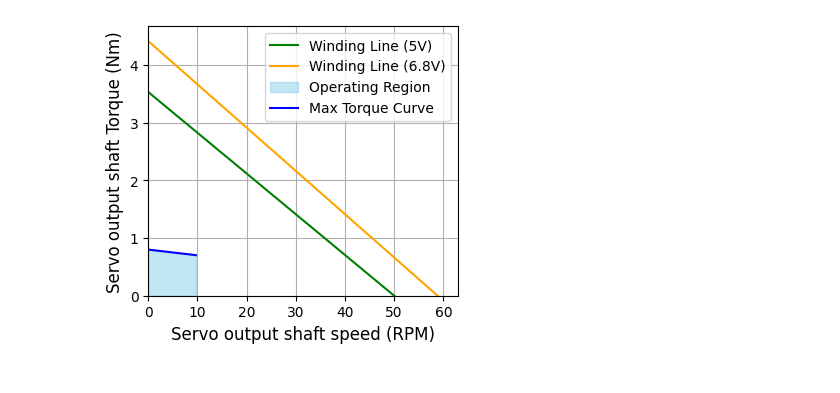
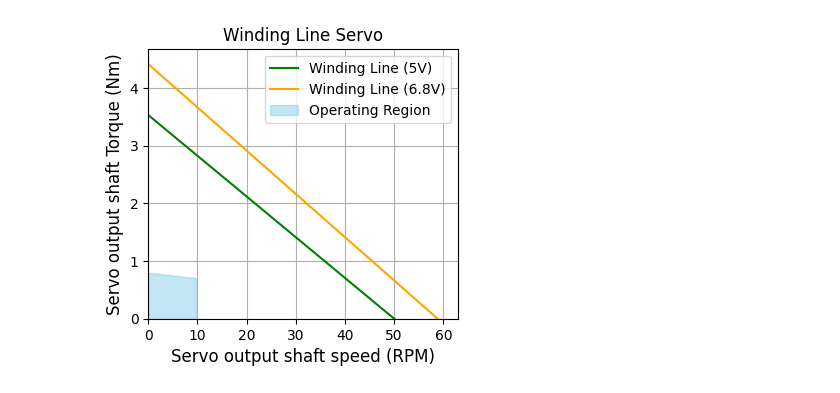
Before and after one commit to Loneli999/WALT, a Jupyter notebook: Electrical_Design/Performance_Analysis/Servo_Performance_Analysis.ipynb, the cells around one changed output. Saved outputs shown, nothing was run; the diff lists cells and outputs as text; code cells hidden in the pictures.

```diff
--- a/Electrical_Design/Performance_Analysis/Servo_Performance_Analysis.ipynb
+++ b/Electrical_Design/Performance_Analysis/Servo_Performance_Analysis.ipynb
@@ -35,31 +35,29 @@ def winding_line_6_8V(RPM):
 
     T = stall_torque_6_8V * (1 - (omega/no_load_speed_6_8V))
     return T
-# %%
-def operating_region(RPM):
-    return 0.8 - RPM*0.01
 # %%
 # Generate RPM values for the winding lines
 rpm_values = np.linspace(0, 60, 100)
 torque_values_5V = winding_line_5V(rpm_values)
 torque_values_6_8V = winding_line_6_8V(rpm_values)
 
 # Plot the winding lines
 plt.figure(figsize=(4, 3.5))
 plt.plot(rpm_values, torque_values_5V, color='green', label='Winding Line (5V)')
 plt.plot(rpm_values, torque_values_6_8V, color='orange', label='Winding Line (6.8V)')
 
 plt.fill_between(rpm_values[:17], operating_region(rpm_values[:17]), color='skyblue', alpha=0.5, label='Operating Region')
-plt.plot(rpm_values[:17], operating_region(rpm_values[:17]), color='blue', label='Max Torque Curve')
+#plt.plot(rpm_values[:17], operating_region(rpm_values[:17]), color='blue', label='Max Torque Curve')
 
 # Customize the plot
 plt.xlabel('Servo output shaft speed (RPM)', fontsize=12)
 plt.ylabel('Servo output shaft Torque (Nm)', fontsize=12)
 plt.ylim(bottom=0)
 plt.xlim(left=0)
 plt.grid(True)
+plt.title("Winding Line Servo")
 plt.legend()
 plt.savefig("Servo_Performance_Analysis_plot.png", dpi=300, bbox_inches='tight')
 plt.show()
 # %% [output]
-[figure, old version]
+[figure, new version]
```
Also changed, not shown: 45 other files.
